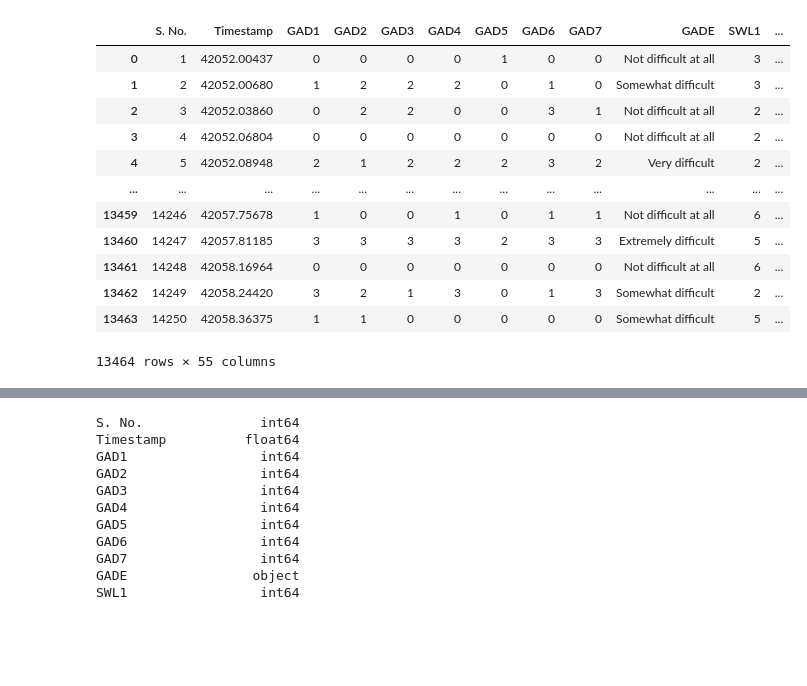
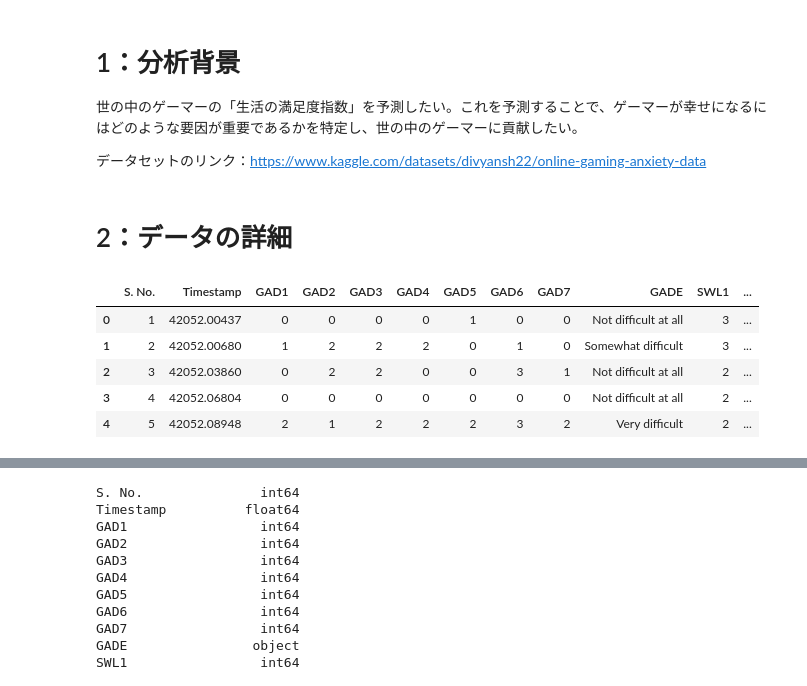
Before and after one commit to miyakooti/gameplay_analysis, a Jupyter notebook: main.ipynb, the cells around one changed output, grey strips where cells are left out. Drawn from its saved outputs; the diff is of its cells as text; code cells hidden in the pictures; blank space fills up the shorter version.

```diff
--- a/main.ipynb
+++ b/main.ipynb
@@ -1,4 +1,11 @@
+# %% [markdown]
+# 1：分析背景
+世の中のゲーマーの「生活の満足度指数」を予測したい。これを予測することで、ゲーマーが幸せになるにはどのような要因が重要であるかを特定し、世の中のゲーマーに貢献したい。
+
+データセットのリンク：https://www.kaggle.com/datasets/divyansh22/online-gaming-anxiety-data
 # %%
 import numpy as np
 import pandas as pd
+# %% [markdown]
+# 2：データの詳細
 # %%
@@ -8,18 +14,11 @@ pd.set_option('display.max_columns',500)
 pd.set_option('display.max_rows',200)
 df = pd.read_csv("GamingStudy_data.csv", encoding = 'ISO-8859-1')
 # %%
-df
+df.head()
 # %% [output]
 |  | S. No. | Timestamp | GAD1 | GAD2 | GAD3 | GAD4 | GAD5 | GAD6 | GAD7 | GADE | SWL1 | ... |
 | 0 | 1 | 42052.00437 | 0 | 0 | 0 | 0 | 1 | 0 | 0 | Not difficult at all | 3 | ... |
 | 1 | 2 | 42052.00680 | 1 | 2 | 2 | 2 | 0 | 1 | 0 | Somewhat difficult | 3 | ... |
 | 2 | 3 | 42052.03860 | 0 | 2 | 2 | 0 | 0 | 3 | 1 | Not difficult at all | 2 | ... |
 | 3 | 4 | 42052.06804 | 0 | 0 | 0 | 0 | 0 | 0 | 0 | Not difficult at all | 2 | ... |
 | 4 | 5 | 42052.08948 | 2 | 1 | 2 | 2 | 2 | 3 | 2 | Very difficult | 2 | ... |
-| ... | ... | ... | ... | ... | ... | ... | ... | ... | ... | ... | ... | ... |
-| 13459 | 14246 | 42057.75678 | 1 | 0 | 0 | 1 | 0 | 1 | 1 | Not difficult at all | 6 | ... |
-| 13460 | 14247 | 42057.81185 | 3 | 3 | 3 | 3 | 2 | 3 | 3 | Extremely difficult | 5 | ... |
-| 13461 | 14248 | 42058.16964 | 0 | 0 | 0 | 0 | 0 | 0 | 0 | Not difficult at all | 6 | ... |
-| 13462 | 14249 | 42058.24420 | 3 | 2 | 1 | 3 | 0 | 1 | 3 | Somewhat difficult | 2 | ... |
-| 13463 | 14250 | 42058.36375 | 1 | 1 | 0 | 0 | 0 | 0 | 0 | Somewhat difficult | 5 | ... |
-13464 rows × 55 columns
```
Also changed, not shown: parts of 36 cells of this notebook, 2 other files.
